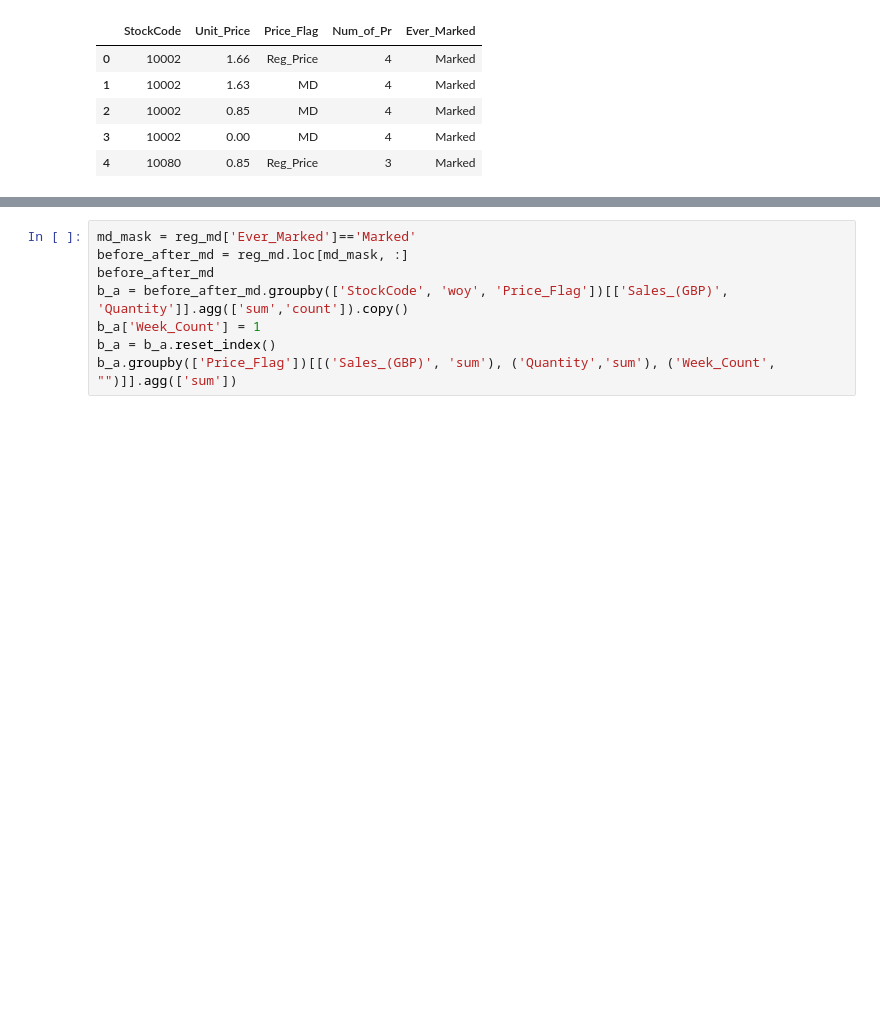
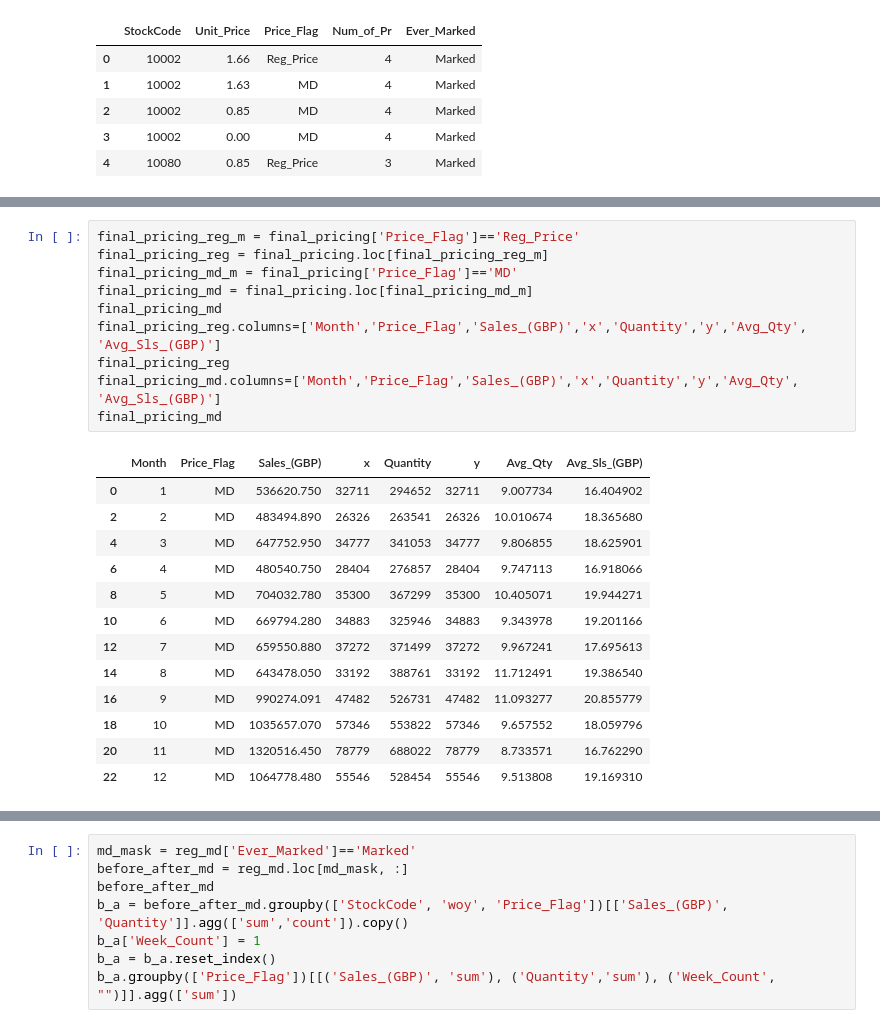
Before and after one commit to axpinkerton/projects, a Jupyter notebook: proj1nb.ipynb, the cells around one changed output, grey strips where cells are left out. Saved outputs shown, nothing was run; the diff lists cells and outputs as text; blank space fills up the shorter version.

```diff
--- a/proj1nb.ipynb
+++ b/proj1nb.ipynb
@@ -519,0 +549,24 @@ KeyError: "Columns not found: ('Avg_Sls_(GBP)', ''), ('Avg_Qty', '')"
+# %%
+final_pricing_reg_m = final_pricing['Price_Flag']=='Reg_Price'
+final_pricing_reg = final_pricing.loc[final_pricing_reg_m]
+final_pricing_md_m = final_pricing['Price_Flag']=='MD'
+final_pricing_md = final_pricing.loc[final_pricing_md_m]
+final_pricing_md
+final_pricing_reg.columns=['Month','Price_Flag','Sales_(GBP)','x','Quantity','y','Avg_Qty', 'Avg_Sls_(GBP)']
+final_pricing_reg
+final_pricing_md.columns=['Month','Price_Flag','Sales_(GBP)','x','Quantity','y','Avg_Qty', 'Avg_Sls_(GBP)']
+final_pricing_md
+# %% [output]
+|  | Month | Price_Flag | Sales_(GBP) | x | Quantity | y | Avg_Qty | Avg_Sls_(GBP) |
+| 0 | 1 | MD | 536620.750 | 32711 | 294652 | 32711 | 9.007734 | 16.404902 |
+| 2 | 2 | MD | 483494.890 | 26326 | 263541 | 26326 | 10.010674 | 18.365680 |
+| 4 | 3 | MD | 647752.950 | 34777 | 341053 | 34777 | 9.806855 | 18.625901 |
+| 6 | 4 | MD | 480540.750 | 28404 | 276857 | 28404 | 9.747113 | 16.918066 |
+| 8 | 5 | MD | 704032.780 | 35300 | 367299 | 35300 | 10.405071 | 19.944271 |
+| 10 | 6 | MD | 669794.280 | 34883 | 325946 | 34883 | 9.343978 | 19.201166 |
+| 12 | 7 | MD | 659550.880 | 37272 | 371499 | 37272 | 9.967241 | 17.695613 |
+| 14 | 8 | MD | 643478.050 | 33192 | 388761 | 33192 | 11.712491 | 19.386540 |
+| 16 | 9 | MD | 990274.091 | 47482 | 526731 | 47482 | 11.093277 | 20.855779 |
+| 18 | 10 | MD | 1035657.070 | 57346 | 553822 | 57346 | 9.657552 | 18.059796 |
+| 20 | 11 | MD | 1320516.450 | 78779 | 688022 | 78779 | 8.733571 | 16.762290 |
+| 22 | 12 | MD | 1064778.480 | 55546 | 528454 | 55546 | 9.513808 | 19.169310 |
```
Also changed, not shown: parts of 10 cells of this notebook.
